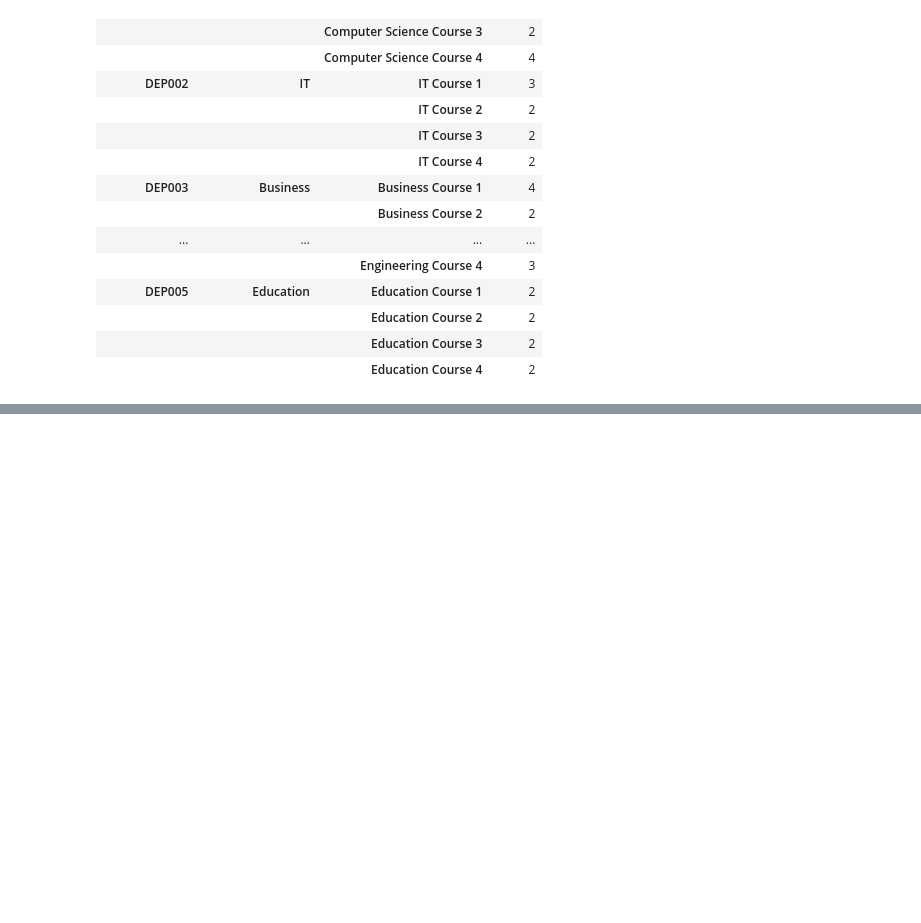
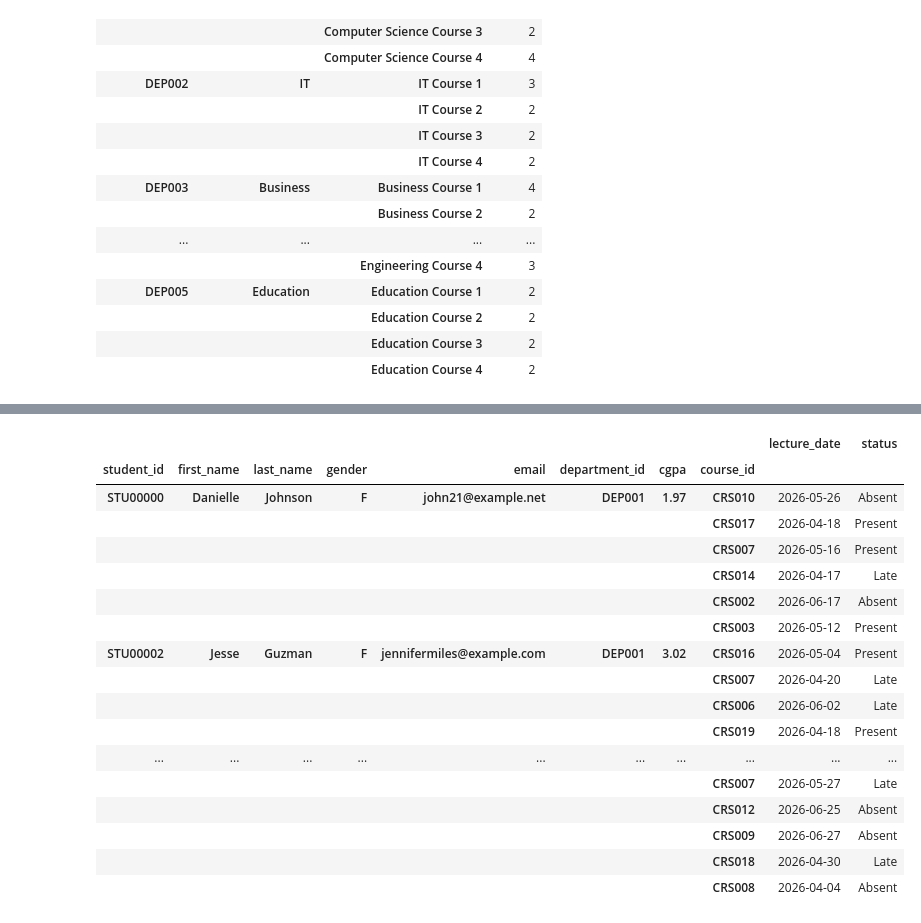
Before and after one commit to Hashim-baya/Data_Science, a Jupyter notebook: Student_Records_Analysis/notebooks/02_data_cleaning.ipynb, the cells around one changed output, grey strips where cells are left out. Cells and saved outputs as stored; diff of their text form; code cells hidden in the pictures; blank space fills up the shorter version.

Commit message:
Merged Students and enrollment datasets

```diff
--- a/Student_Records_Analysis/notebooks/02_data_cleaning.ipynb
+++ b/Student_Records_Analysis/notebooks/02_data_cleaning.ipynb
@@ -552,0 +583,3 @@ course_departments.to_csv('../data/interim/departments_courses.csv')
+# %%
+students_attendance = students.merge(attendance, on='student_id', how='outer')
+students_attendance.head(10)
@@ -552,0 +612,3 @@ course_departments.to_csv('../data/interim/departments_courses.csv')
+# %%
+students_attendance.dropna(inplace=True)
+students_attendance.head(10)
@@ -552,0 +673,23 @@ course_departments.to_csv('../data/interim/departments_courses.csv')
+# %%
+students_attendance.set_index(['student_id','first_name','last_name','gender','email','department_id','cgpa','course_id'], inplace=True)
+# %%
+students_attendance.head(20)
+# %% [output]
+|  |  |  |  |  |  |  |  | lecture_date | status |
+| student_id | first_name | last_name | gender | email | department_id | cgpa | course_id |  |  |
+| STU00000 | Danielle | Johnson | F | john21@example.net | DEP001 | 1.97 | CRS010 | 2026-05-26 | Absent |
+|  |  |  |  |  |  |  | CRS017 | 2026-04-18 | Present |
+|  |  |  |  |  |  |  | CRS007 | 2026-05-16 | Present |
+|  |  |  |  |  |  |  | CRS014 | 2026-04-17 | Late |
+|  |  |  |  |  |  |  | CRS002 | 2026-06-17 | Absent |
+|  |  |  |  |  |  |  | CRS003 | 2026-05-12 | Present |
+| STU00002 | Jesse | Guzman | F | jennifermiles@example.com | DEP001 | 3.02 | CRS016 | 2026-05-04 | Present |
+|  |  |  |  |  |  |  | CRS007 | 2026-04-20 | Late |
+|  |  |  |  |  |  |  | CRS006 | 2026-06-02 | Late |
+|  |  |  |  |  |  |  | CRS019 | 2026-04-18 | Present |
+| ... | ... | ... | ... | ... | ... | ... | ... | ... | ... |
+|  |  |  |  |  |  |  | CRS007 | 2026-05-27 | Late |
+|  |  |  |  |  |  |  | CRS012 | 2026-06-25 | Absent |
+|  |  |  |  |  |  |  | CRS009 | 2026-06-27 | Absent |
+|  |  |  |  |  |  |  | CRS018 | 2026-04-30 | Late |
+|  |  |  |  |  |  |  | CRS008 | 2026-04-04 | Absent |
```
Also changed, not shown: parts of 23 cells of this notebook, 4 other files.
